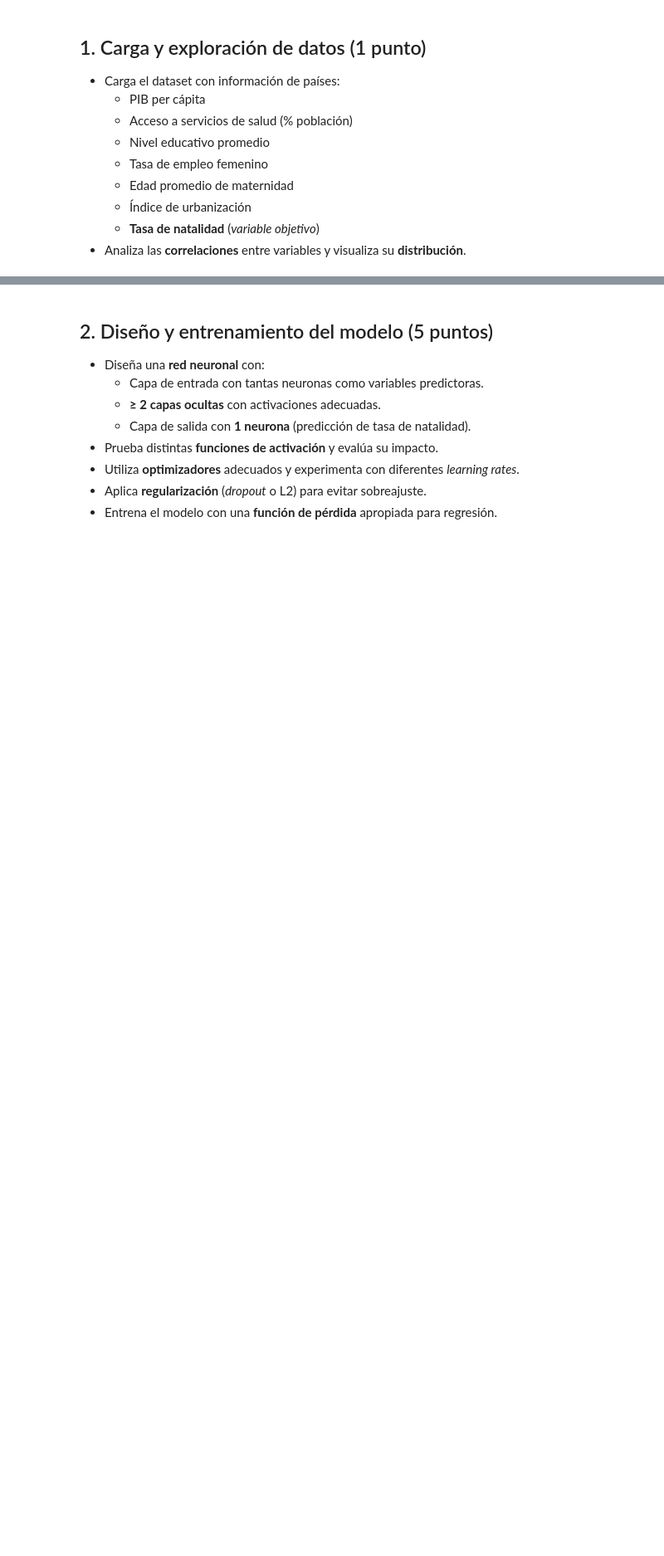
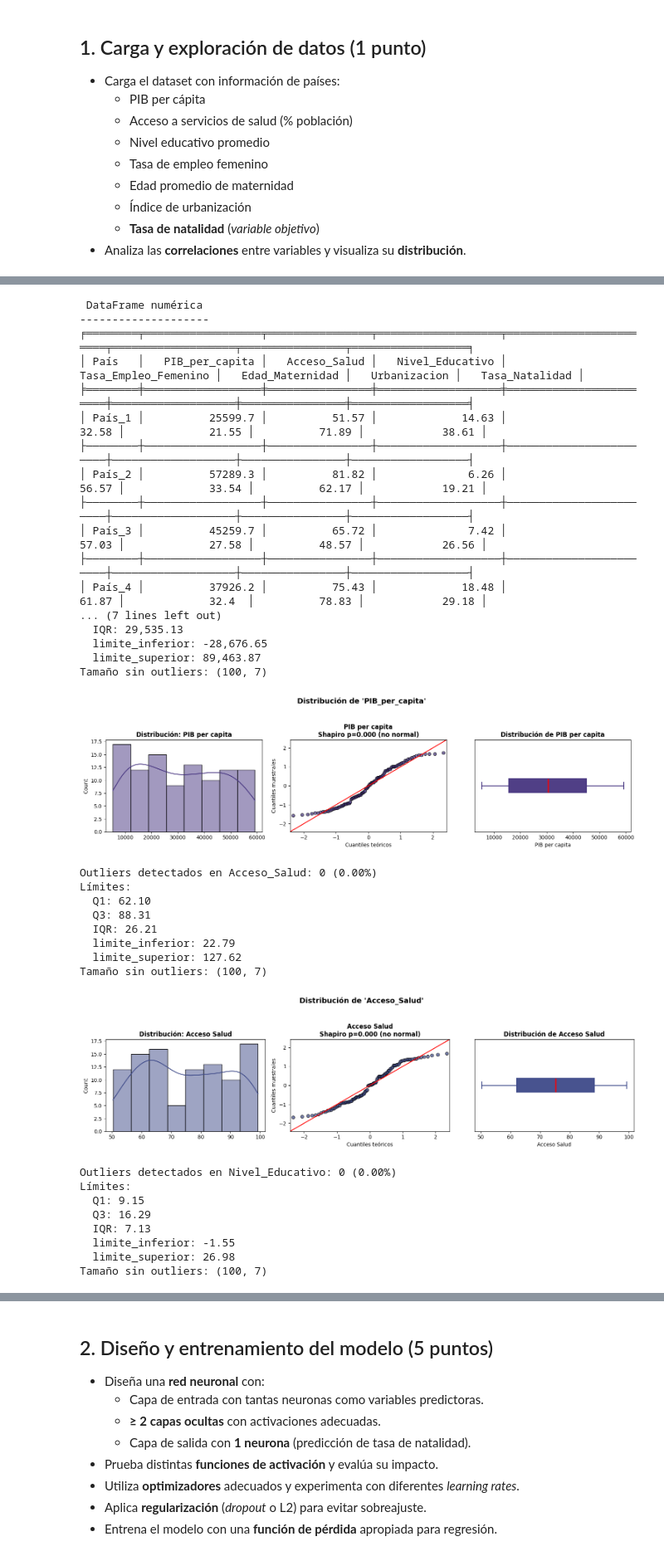
Before and after one commit to Mateo-canales-b/Ciencia_de_datos, a Jupyter notebook: M8/Ev_final_M8.ipynb, the cells around one changed output, grey strips where cells are left out. Shown at 83% size. Cells and saved outputs as stored; diff of their text form; code cells hidden in the pictures; blank space fills up the shorter version.

```diff
--- a/M8/Ev_final_M8.ipynb
+++ b/M8/Ev_final_M8.ipynb
@@ -365,0 +366,46 @@ plt.show()
+# %%
+# Detección de valores atípicos
+columnas_numericas = df.select_dtypes(include=["int64", "float64"]).columns
+df_numerica=df[columnas_numericas]
+tabla(df_numerica.head(5),title="DataFrame numérica")
+n=0
+for col in columnas_numericas:
+    detectar_outliers_iqr(df,col,graficar=False,n=n)
+    triple_plot(df, col, n=n, bins='sturges', alpha=0.05, whis=1.95, showfliers=False, log=False)
+    n+=1
+# %% [output]
+ DataFrame numérica
+--------------------
+╒════════╤══════════════════╤════════════════╤═══════════════════╤════════════════════════╤═══════════════════╤════════════════╤══════════════════╕
+│ País   │   PIB_per_capita │   Acceso_Salud │   Nivel_Educativo │   Tasa_Empleo_Femenino │   Edad_Maternidad │   Urbanizacion │   Tasa_Natalidad │
+╞════════╪══════════════════╪════════════════╪═══════════════════╪════════════════════════╪═══════════════════╪════════════════╪══════════════════╡
+│ País_1 │          25599.7 │          51.57 │             14.63 │                  32.58 │             21.55 │          71.89 │            38.61 │
+├────────┼──────────────────┼────────────────┼───────────────────┼────────────────────────┼───────────────────┼────────────────┼──────────────────┤
+│ País_2 │          57289.3 │          81.82 │              6.26 │                  56.57 │             33.54 │          62.17 │            19.21 │
+├────────┼──────────────────┼────────────────┼───────────────────┼────────────────────────┼───────────────────┼────────────────┼──────────────────┤
+│ País_3 │          45259.7 │          65.72 │              7.42 │                  57.03 │             27.58 │          48.57 │            26.56 │
+├────────┼──────────────────┼────────────────┼───────────────────┼────────────────────────┼───────────────────┼────────────────┼──────────────────┤
+│ País_4 │          37926.2 │          75.43 │             18.48 │                  61.87 │             32.4  │          78.83 │            29.18 │
+... (7 lines left out)
+  IQR: 29,535.13
+  limite_inferior: -28,676.65
+  limite_superior: 89,463.87
+Tamaño sin outliers: (100, 7)
+[figure, added]
+Outliers detectados en Acceso_Salud: 0 (0.00%)
+Límites:
+  Q1: 62.10
+  Q3: 88.31
+  IQR: 26.21
+  limite_inferior: 22.79
+  limite_superior: 127.62
+Tamaño sin outliers: (100, 7)
+[figure, added]
+Outliers detectados en Nivel_Educativo: 0 (0.00%)
+Límites:
+  Q1: 9.15
+  Q3: 16.29
+  IQR: 7.13
+  limite_inferior: -1.55
+  limite_superior: 26.98
+Tamaño sin outliers: (100, 7)
```
Also changed, not shown: parts of 6 cells of this notebook.
